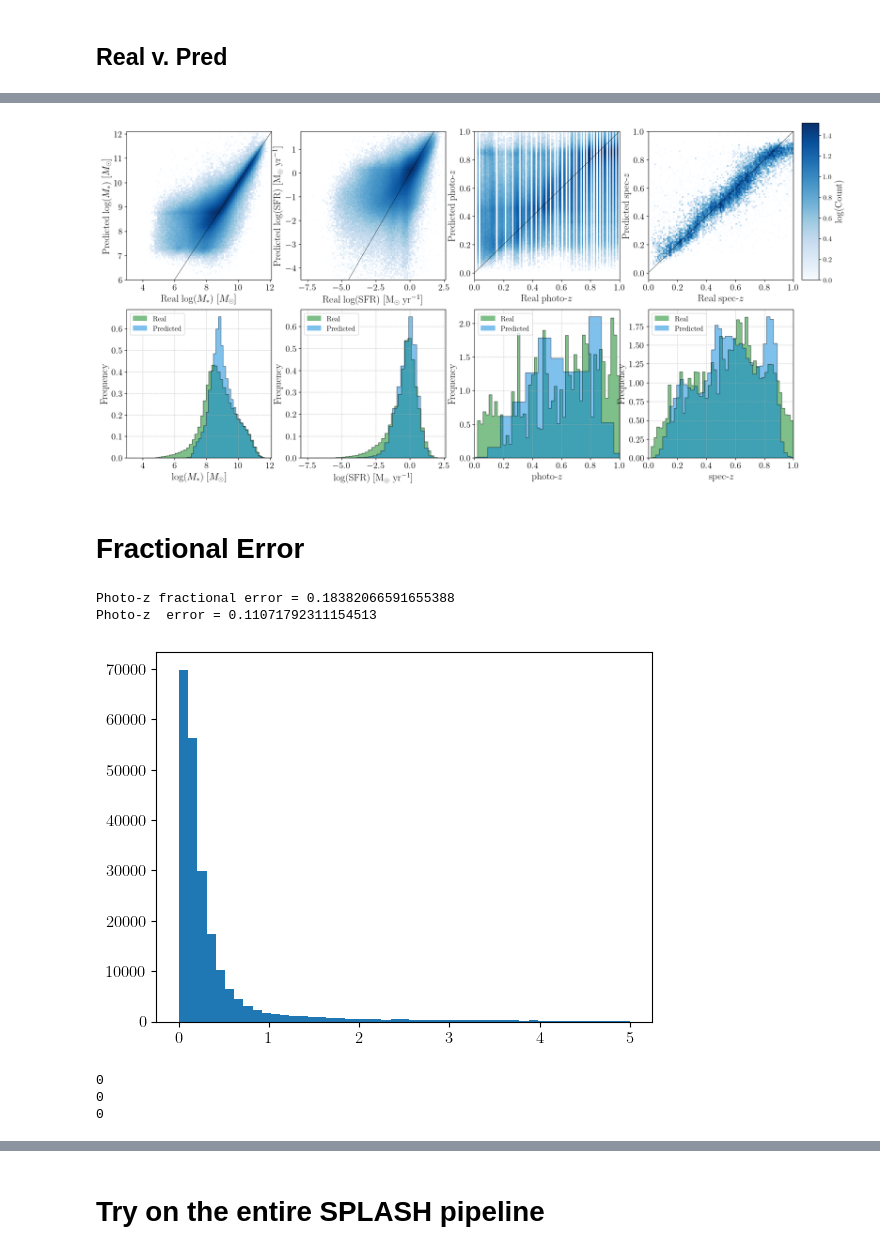
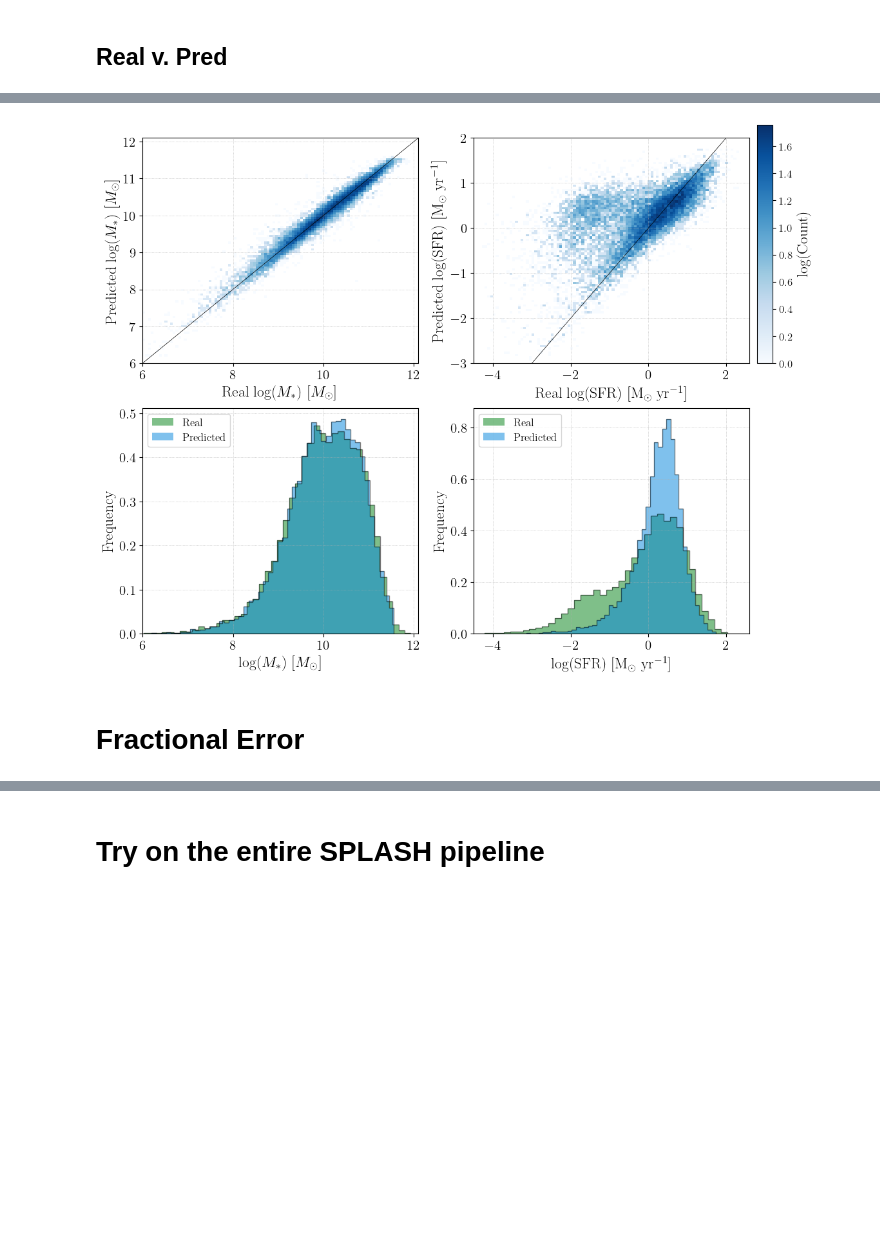
Before and after one commit to Adam-Boesky/astro_SPLASH, a Jupyter notebook: Paper/hp_abs_mag_grid_search/results.ipynb, the cells around one changed output, grey strips where cells are left out. Cells and saved outputs as stored; diff of their text form; code cells hidden in the pictures; blank space fills up the shorter version.

```diff
--- a/Paper/hp_abs_mag_grid_search/results.ipynb
+++ b/Paper/hp_abs_mag_grid_search/results.ipynb
@@ -217,20 +174,2 @@ model.eval()
 gal_props_pred: torch.Tensor = model(torch.from_numpy(photo_test))
 gal_props_pred_untrans = gal_props_pred.detach().numpy()
-# %%
-# photo_train, photo_test, cat_train, cat_test, photo_err_train, photo_err_test, cat_err_train, cat_err_test = \
-#     train_test_split(photo_norm, cat_norm, photo_err_norm, cat_err_norm, shuffle=True, test_size=0.2, random_state=22)
-
-# Predict attributes for the galaxies that have SNe
-model.eval()
-gal_props_pred: torch.Tensor = model(torch.from_numpy(photo_test))
-gal_props_pred_untrans = gal_props_pred.detach().numpy()
-num_specz = gal_props_pred_untrans.shape[0]
-
-# Predict the photoz values
-gal_props_pred_photoz: torch.Tensor = model(torch.from_numpy(photo_norm_photoz))
-gal_props_pred_untrans_photoz = gal_props_pred_photoz.detach().numpy()
-num_photoz = gal_props_pred_untrans_photoz.shape[0]
-
-# Stack 'em
-gal_props_pred_untrans = np.vstack((gal_props_pred_untrans, gal_props_pred_untrans_photoz))
-cat_test = np.vstack((cat_test, cat_norm_photoz))
@@ -264,51 +176,51 @@ photo_z_mask = np.hstack((np.zeros(num_specz), np.ones(num_photoz))) == 1
 # %%
 # Real v pred heatmaps
-fig, axes = plt.subplots(2, 4, figsize=(20, 10))  # Adjust figsize as needed
+fig, axes = plt.subplots(2, 2, figsize=(12, 10))  # Adjust figsize as needed
 pred = gal_props_pred_untrans * cat_std + cat_mean
 real = cat_test * cat_std + cat_mean
-real[:, 2] = 10**real[:, 2]
-pred[:, 2] = 10**pred[:, 2]
+# real[:, 2] = 10**real[:, 2]
+# pred[:, 2] = 10**pred[:, 2]
 params = [r'$\log(M_*) \ [M_\odot]$', r'$\log(\rm{SFR}) \ [M_\odot \ \rm{yr}^{-1}]$', r'photo-$z$', r'spec-$z$']
-xlims = [(3, 12.1), (-8, 2.6), (0, 1), (0, 1)]
-ylims = [(6, 12.1), (-4.5, 1.75), (-0.05, 1), (-0.05, 1)]
-masks = [all_mask, all_mask, photo_z_mask, ~photo_z_mask]
+xlims = [(6, 12.1), (-4.5, 2.6), (0, 1), (0, 1)]
+ylims = [(6, 12.1), (-3, 2), (-0.05, 1), (-0.05, 1)]
 
-for i, (param, xlim, ylim, ax, mask) in enumerate(zip(params, xlims, ylims, axes[0], masks)):
+for i, (param, xlim, ylim, ax) in enumerate(zip(params, xlims, ylims, axes[0])):
     if i == 3:
         i -= 1
-    heatmap, xedges, yedges = np.histogram2d(real[:, i][mask], pred[:, i][mask], bins=(100, 100), range=[xlim, ylim])
+    heatmap, xedges, yedges = np.histogram2d(real[:, i], pred[:, i], bins=(100, 100), range=[xlim, ylim])
     extent = [xedges[0], xedges[-1], yedges[0], yedges[-1]]
     im = ax.imshow(np.log10(heatmap).T, extent=extent, origin='lower', aspect='auto', cmap='Blues')
     ax.axline((0, 0), slope=1, color='black', linewidth=0.5)
     ax.set_xlim(xlim)
     ax.set_ylim(ylim)
     ax.set_xlabel(fr'Real {param}', fontsize=17)
     ax.set_ylabel(fr'Predicted {param}', fontsize=17)
     ax.tick_params(axis='both', which='major', labelsize=15)
+    ax.grid(True, which='both', linestyle=':', linewidth=0.5, zorder=-1)
 
-for i, (param, ax, lim, mask) in enumerate(zip(params, axes[1], xlims, masks)):
+for i, (param, ax, lim) in enumerate(zip(params, axes[1], xlims)):
     if i == 3:
         i -= 1
-    ax.hist(real[:, i][mask], label='Real', alpha=0.5, density=True, bins=50, color='#008114')
-    ax.hist(real[:, i][mask], alpha=0.5, density=True, bins=50, color='k', histtype='step')
-    ax.hist(pred[:, i][mask], label='Predicted', alpha=0.5, density=True, bins=50, color='#0084DD')
-    ax.hist(pred[:, i][mask], alpha=0.5, density=True, bins=50, color='k', histtype='step')
+    ax.hist(real[:, i], label='Real', alpha=0.5, density=True, bins=50, color='#008114')
+    ax.hist(real[:, i], alpha=0.5, density=True, bins=50, color='k', histtype='step')
+    ax.hist(pred[:, i], label='Predicted', alpha=0.5, density=True, bins=50, color='#0084DD')
+    ax.hist(pred[:, i], alpha=0.5, density=True, bins=50, color='k', histtype='step')
     ax.set_xlabel(param, fontsize=17)
     ax.set_ylabel(r'Frequency', fontsize=17)
     ax.legend(loc='upper left')
     ax.tick_params(axis='both', which='major', labelsize=15)
-    ax.grid(True, which='both', linestyle='--', linewidth=0.7, alpha=0.7, zorder=-1)
+    ax.grid(True, which='both', linestyle=':', linewidth=0.5, zorder=-1)
     ax.set_xlim(lim)
 
 # Add a colorbar
 cbar_ax = fig.add_axes([0.92, 0.53, 0.02, 0.37])  # Adjust the position and size as needed
 cbar = fig.colorbar(im, cax=cbar_ax, fraction=1.5)
 cbar.set_label(r'$\log(\rm{Count})$', fontsize=17)  # Adjust fontsize as needed
 plt.subplots_adjust(right=0.91)
-# plt.savefig('/Users/adamboesky/Research/ay98/Weird_Galaxies/Figures/host_prop_real_v_preds.pdf', bbox_inches='tight')
+plt.savefig('/Users/adamboesky/Research/ay98/Weird_Galaxies/Final_Paper/Figures/host_prop_real_v_preds.pdf', bbox_inches='tight')
 plt.show()
 # %% [output]
-[figure, old version]
+[figure, new version]
 # %% [markdown]
 # Fractional Error
 # %%
@@ -322,23 +234,5 @@ for i, (r, p) in enumerate(zip(real.T, pred.T)):
 
 errs = np.array(errs)
 frac_errs = np.array(frac_errs)
-# %%
-photoz_frac_err = np.abs((real[:, 2][photo_z_mask] - pred[:, 2][photo_z_mask]) / real[:, 2][photo_z_mask])
-photoz_err = np.abs((real[:, 2][photo_z_mask] - pred[:, 2][photo_z_mask]))
-plt.hist(photoz_frac_err, bins=np.linspace(0, 5, num=50))
-print(f'Photo-z fractional error = {np.median(photoz_frac_err)}')
-print(f'Photo-z  error = {np.median(photoz_err)}')
-# %% [output]
-Photo-z fractional error = 0.18382066591655388
-Photo-z  error = 0.11071792311154513
-[figure, removed]
-# %%
-print(np.nansum(frac_errs[0] > 2))
-print(np.nansum(frac_errs[1] > 10000))
-print(np.nansum(frac_errs[2] > 100))
-# %% [output]
-0
-0
-0
 # %%
 params = [r'$\log(M_*) \ [M_\odot]$', r'$\log(\rm{SFR}) \ [M_\odot \ \rm{yr}^{-1}]$', r'$z$']
```
Also changed, not shown: parts of 13 cells of this notebook, 41 other files.
